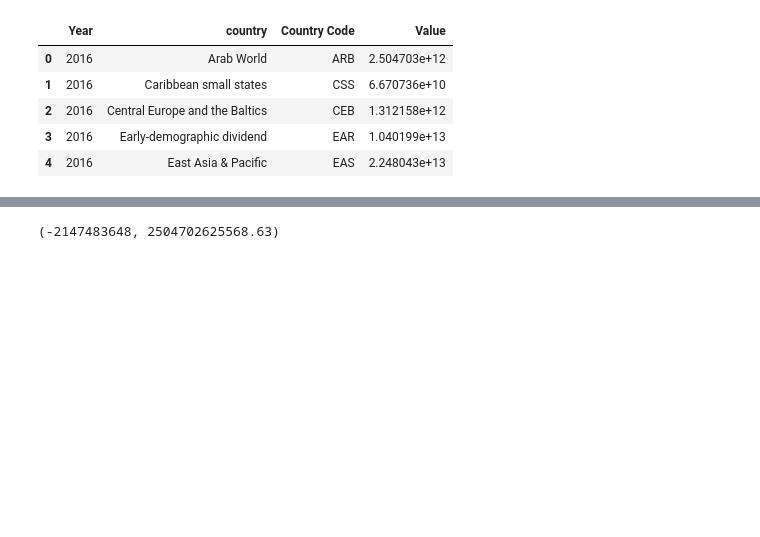
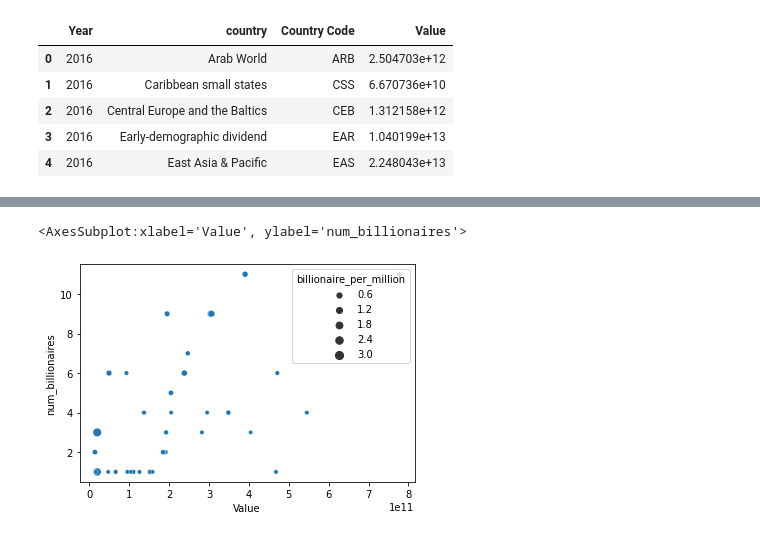
Before and after one commit to zacksfeld/100_Wealthiest_People, a Jupyter notebook: first_look_using_seaborn.ipynb, the cells around one changed output, grey strips where cells are left out. Saved outputs shown, nothing was run; the diff lists cells and outputs as text; code cells hidden in the pictures; blank space fills up the shorter version.

```diff
--- a/first_look_using_seaborn.ipynb
+++ b/first_look_using_seaborn.ipynb
@@ -204,3 +221,7 @@ sns.scatterplot(data=gdps_bill_bygdp[1:], x='Value', y='num_billionaires', size=
 # %%
+# another scatterplot of the remaining data entries
+
+sns.scatterplot(data=gdps_bill_bynb[24:], x='Value', y='num_billionaires', size='billionaire_per_million')
 # %% [output]
-(-2147483648, 2504702625568.63)
+<AxesSubplot:xlabel='Value', ylabel='num_billionaires'>
+[figure, added]
```
Also changed, not shown: parts of 6 cells of this notebook.
